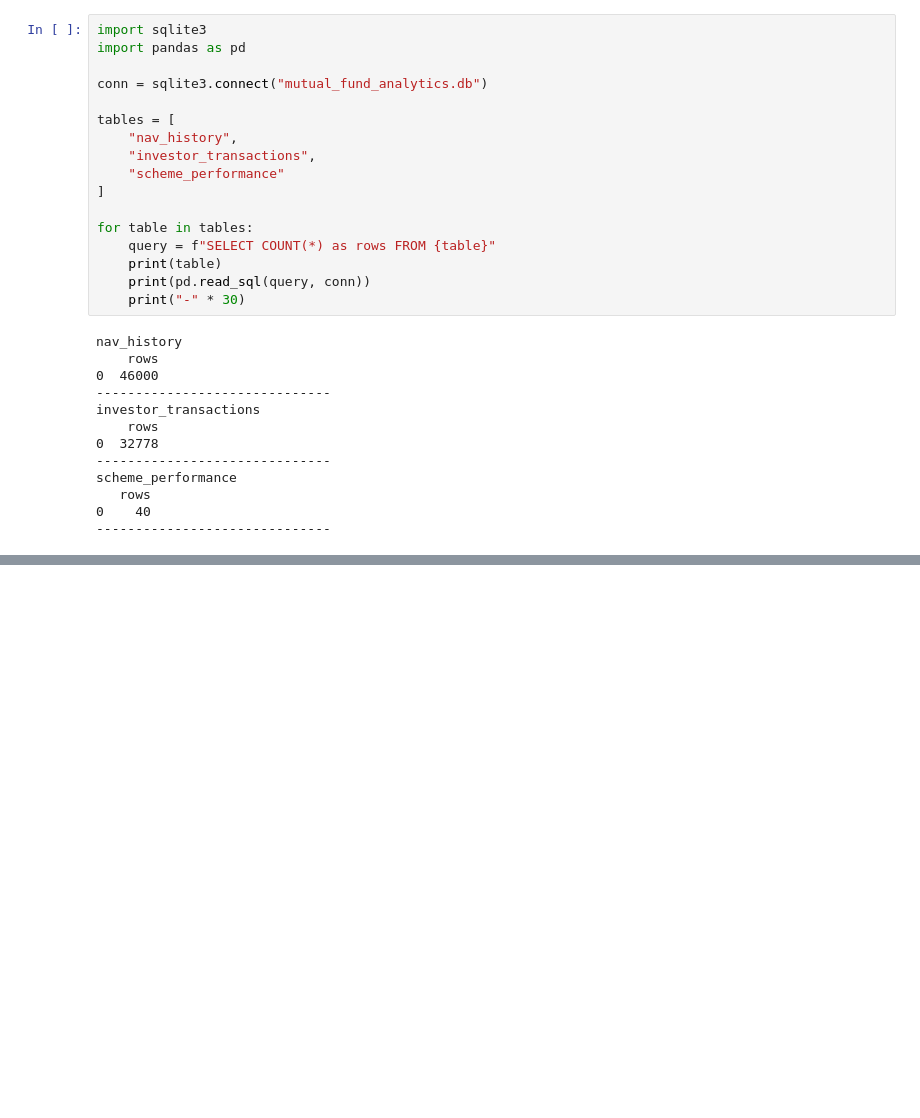
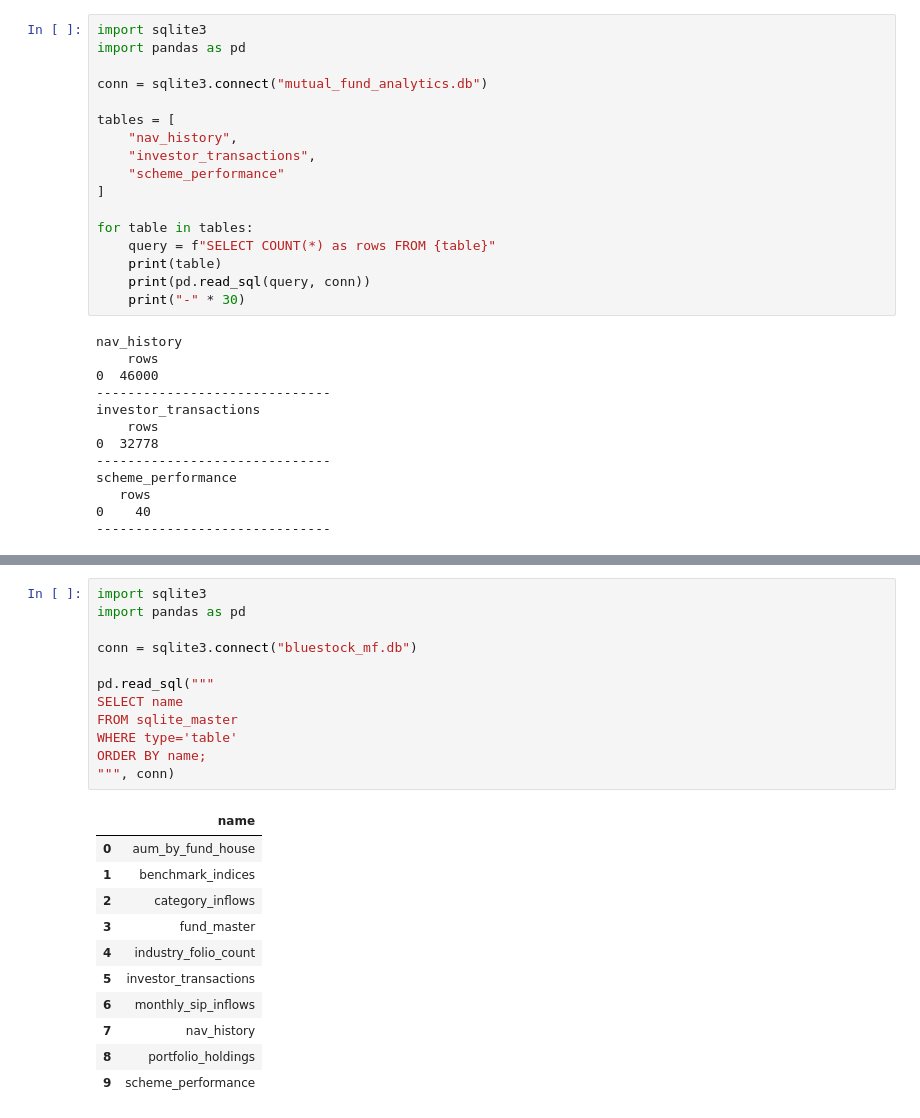
Before and after one commit to syedshaju53/Mutual_Fund_Analytics, a Jupyter notebook: notebooks/day2_data_cleaning.ipynb, the cells around one changed output, grey strips where cells are left out. Drawn from its saved outputs; the diff is of its cells as text; blank space fills up the shorter version.

```diff
--- a/notebooks/day2_data_cleaning.ipynb
+++ b/notebooks/day2_data_cleaning.ipynb
@@ -301,0 +555,24 @@ scheme_performance
+# %%
+import sqlite3
+import pandas as pd
+
+conn = sqlite3.connect("bluestock_mf.db")
+
+pd.read_sql("""
+SELECT name
+FROM sqlite_master
+WHERE type='table'
+ORDER BY name;
+""", conn)
+# %% [output]
+|  | name |
+| 0 | aum_by_fund_house |
+| 1 | benchmark_indices |
+| 2 | category_inflows |
+| 3 | fund_master |
+| 4 | industry_folio_count |
+| 5 | investor_transactions |
+| 6 | monthly_sip_inflows |
+| 7 | nav_history |
+| 8 | portfolio_holdings |
+| 9 | scheme_performance |
```
Also changed, not shown: parts of 18 cells of this notebook, 16 other files.
